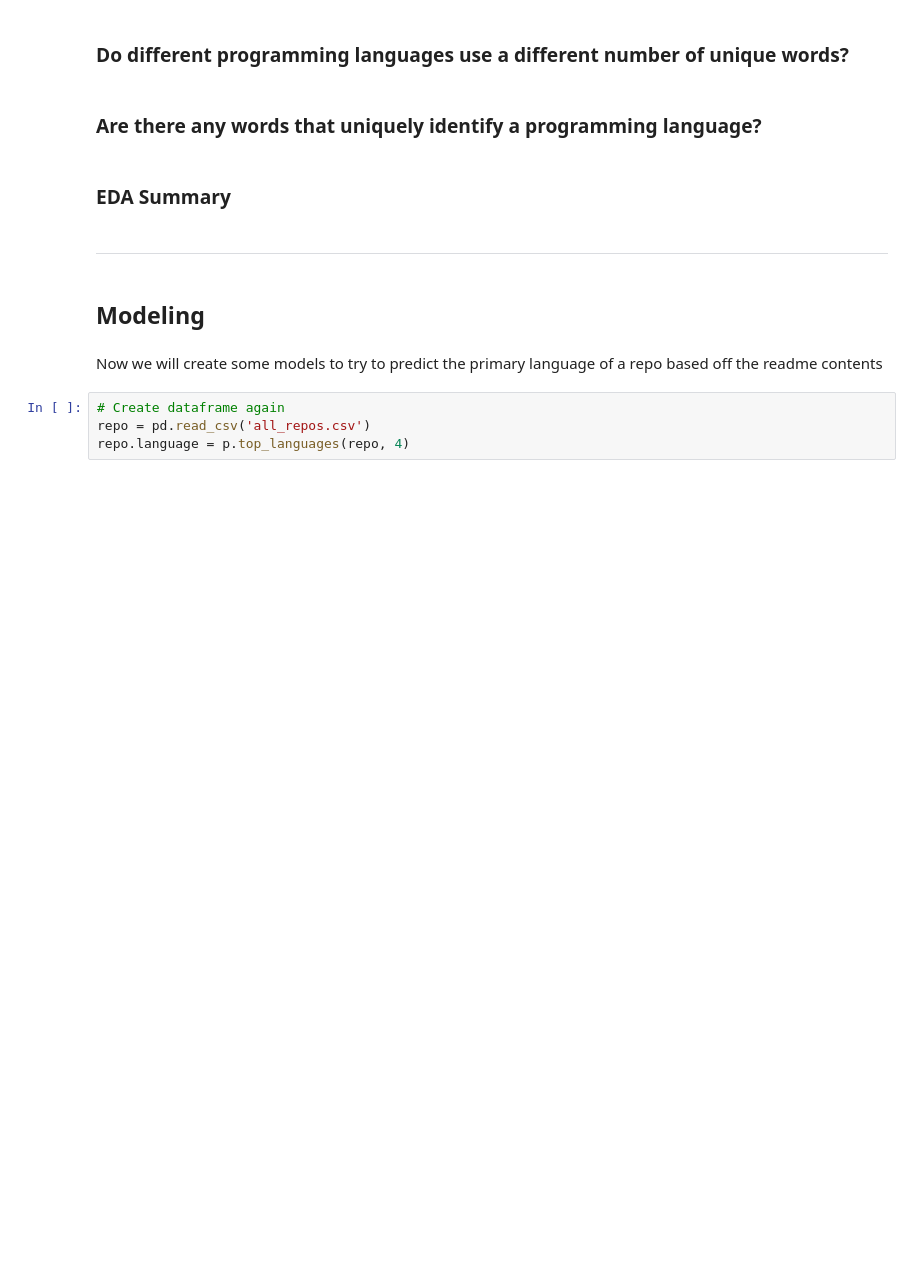
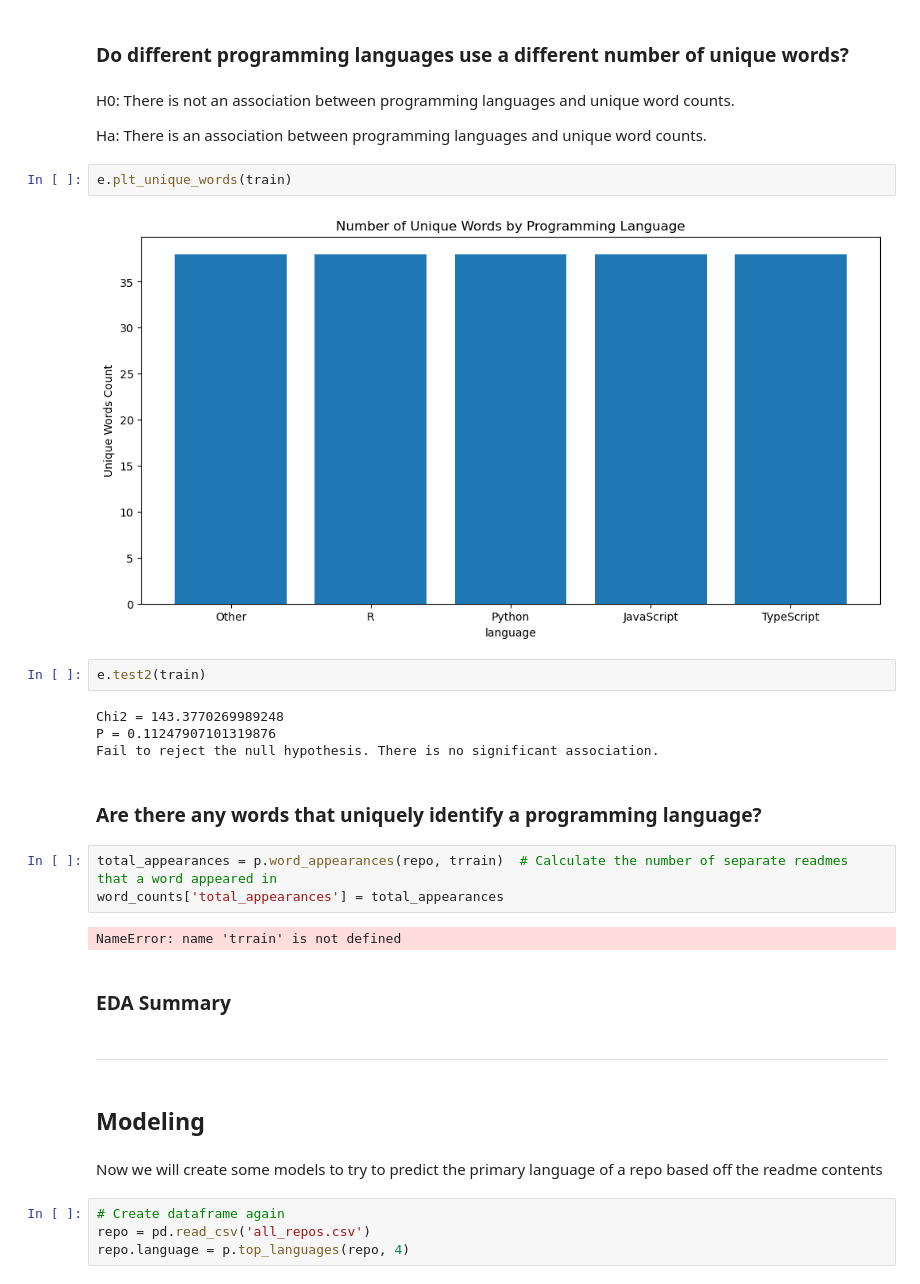
Before and after one commit to NLP-Team-Project/NLP-Project, a Jupyter notebook: Final_Report.ipynb, the cells around one changed output. Saved outputs shown, nothing was run; the diff lists cells and outputs as text; blank space fills up the shorter version.

```diff
--- a/Final_Report.ipynb
+++ b/Final_Report.ipynb
@@ -99,7 +172,26 @@ word_counts['total_appearances'] = total_appearances
 # %% [markdown]
 ### Do different programming languages use a different number of unique words?
+# %% [markdown]
+H0: There is not an association between programming languages and unique word counts.
+
+Ha: There is an association between programming languages and unique word counts.
+# %%
+e.plt_unique_words(train)
+# %% [output]
+[figure, added]
+# %%
+e.test2(train)
+# %% [output]
+Chi2 = 143.3770269989248
+P = 0.11247907101319876
+Fail to reject the null hypothesis. There is no significant association.
 # %% [markdown]
 ### Are there any words that uniquely identify a programming language?
+# %%
+total_appearances = p.word_appearances(repo, trrain)  # Calculate the number of separate readmes that a word appeared in
+word_counts['total_appearances'] = total_appearances
+# %% [output]
+NameError: name 'trrain' is not defined
 # %% [markdown]
 ### EDA Summary
 # %% [markdown]
```
Also changed, not shown: parts of 13 cells of this notebook, 3 other files.
